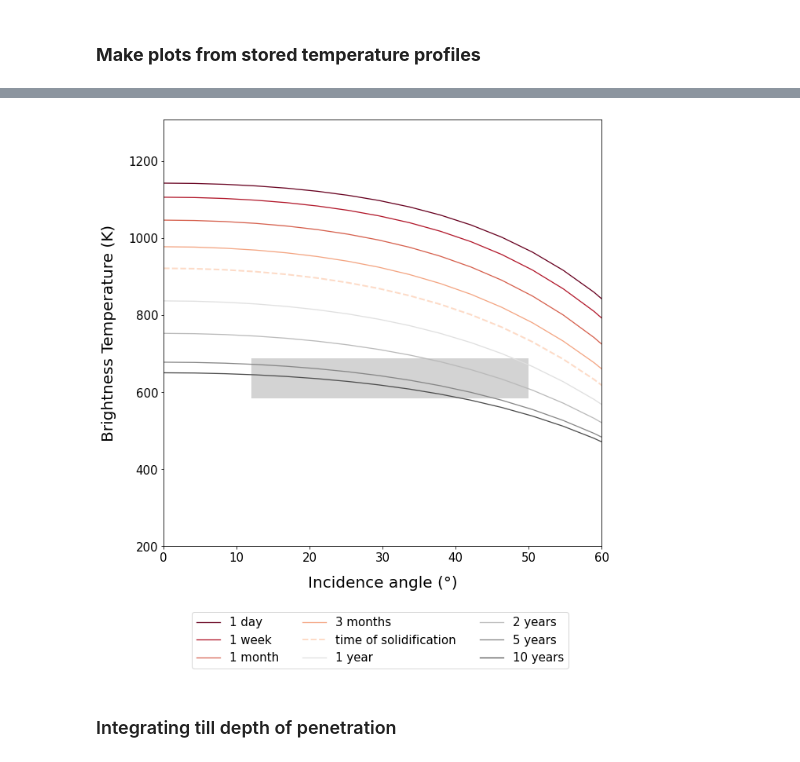
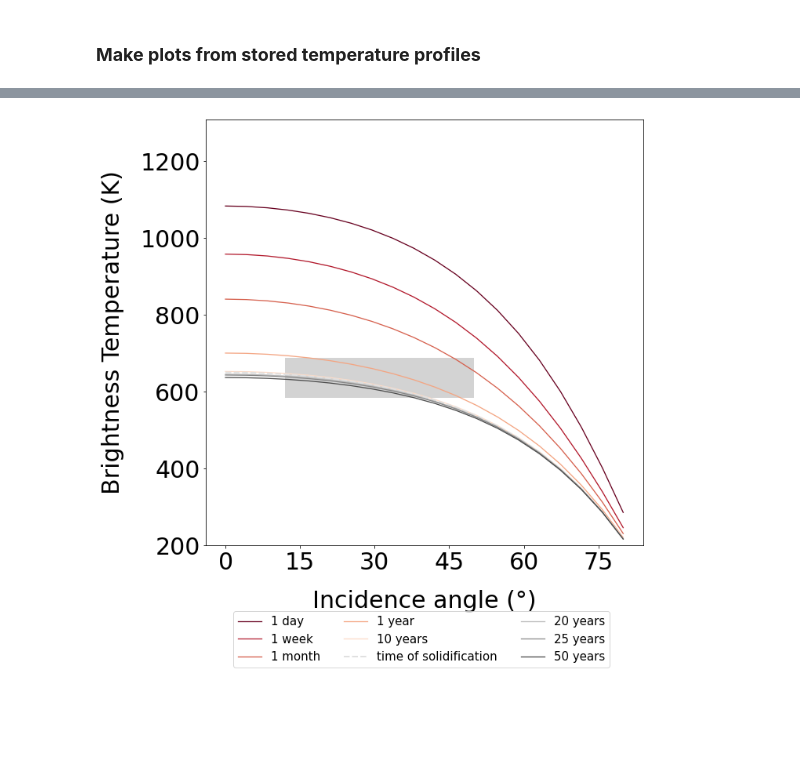
Before and after one commit to iganache/lavatherm1D, a Jupyter notebook: 1d_cooling_Earth.ipynb, the cells around one changed output, grey strips where cells are left out. Saved outputs shown, nothing was run; the diff lists cells and outputs as text; code cells hidden in the pictures; blank space fills up the shorter version.

```diff
--- a/1d_cooling_Earth.ipynb
+++ b/1d_cooling_Earth.ipynb
@@ -766,7 +769,8 @@ temps_pre = pre[1]
 depth_post = post[0]
 temps_post = post[1]
 # %%
-times = [24*3600, 7*24*3600, 30*24*3600, 90*24*3600, 365*24*3600, 2*365*24*3600, 5*365*24*3600, 10*365*24*3600]
+# times = [24*3600, 7*24*3600, 30*24*3600, 90*24*3600, 365*24*3600, 2*365*24*3600, 5*365*24*3600, 10*365*24*3600]
+times = [24*3600, 7*24*3600, 30*24*3600, 365*24*3600, 10*365*24*3600, 20*365*24*3600, 25*365*24*3600, 50*365*24*3600]
 times = np.array(times)
 sidx = np.where(time_of_solid > times)[0][-1] + 1
 print(sidx)
@@ -781,10 +785,11 @@ fig.set_size_inches(12, 12)
 ax.axhline(0, linestyle = ":", linewidth = 1, color = "#404040")
 ax.axvline(Ta, linestyle = ":", linewidth = 1, color = "#404040")
 
-labels = ["1 day", "1 week", "1 month", "3 months", "1 year", "2 years", "5 years", "10 years"]
+# labels = ["1 day", "1 week", "1 month", "3 months", "1 year", "2 years", "5 years", "10 years"]
+labels = ["1 day", "1 week", "1 month", "1 year", "10 years", "20 years", "25 years", "50 years"]
 labels.insert(sidx, "time of solidification")
 
-colors = ["#d0d1e6", "#a6bddb", "#67a9cf", "#3690c0", "#02818a", "#016450"]
+# colors = ["#d0d1e6", "#a6bddb", "#67a9cf", "#3690c0", "#02818a", "#016450"]
 colors = ["#67001f", "#b2182b","#d6604d", "#f4a582", "#fddbc7", "#e0e0e0", "#bababa", "#878787", "#4d4d4d", "#1a1a1a"]
 # colors = ["#a50026", "#d73027", "#f46d43", "#fdae61", "#fee090", "#e0f3f8", "#abd9e9", "#74add1", "#4575b4", "#313695"]
 color_idx = 0
@@ -805,16 +810,18 @@ for i in range(len(temps_post)):
     color_idx += 1
     label_idx += 1
 
-ax.set_ylim(-7, lavaheight+2)
+ax.set_ylim(-10, 11)
 ax.set_xlim(700, Tlava+50)
 
-ax.set_xlabel("Temperature (K)", fontsize=20, labelpad=15)
-ax.set_ylabel("Lava flow thickness (m)", fontsize=20, labelpad=15)
+ax.set_xlabel("Temperature (K)", fontsize=30, labelpad=20)
+ax.set_ylabel("Lava flow thickness (m)", fontsize=30, labelpad=20)
 
 ax.legend(loc = "lower right", bbox_to_anchor=(0.95, 0.007), fontsize = 15)
-plt.xticks(fontsize = 15)
-plt.yticks(fontsize = 15)
+plt.xticks(fontsize = 30)
+plt.yticks(fontsize = 30)
 # plt.legend(fontsize = 14)
-# plt.savefig("dTdz_1m.png", bbox_inches='tight')
+plt.gca().xaxis.set_major_locator(MaxNLocator(prune='lower'))
+plt.locator_params(axis= 'x', nbins=6)
+# plt.savefig("dTdz_50m.png", bbox_inches='tight')
 plt.show()
 # %% [output]
@@ -824,13 +831,14 @@ lt = lavaheight
 ### EM properties
 # thi_rad = np.deg2rad([45])
 thi_rad = np.linspace(np.deg2rad(0), np.deg2rad(80), 20)
-wv = 9.6e-2
-eps0 = 1
-eps1 = 5 + 0.01j
+wv = 9.5e-2
+eps0 = 1 + 0.00j
+eps1 = 5 + 0.05j
 tand1 = eps1.imag / eps1.real
 alpha = (2 * np.pi / wv) * np.sqrt(0.5*eps1.real * (np.sqrt(1 + tand1**2) - 1))
 ka = 2 * alpha
 beta = ka / np.cos(thi_rad)
+print(tand1, ka, 1/ka)
 
 T_eff_all = []
 
@@ -893,38 +903,38 @@ plt.show()
 # %%
 ### Brightness temperature
 
 rh, th, Rh, Th = FresnelH(eps0, eps1, thi_rad)
 fig, ax = plt.subplots(1,1)
 fig.set_size_inches(10, 10)
 
 mag_thi = np.linspace(12, 50, 10)
 mag_tb_min = np.ones_like(mag_thi) * (635.4576 - 51.163)
 mag_tb_max = np.ones_like(mag_thi) * (635.4576 + 51.163)
 
 ax.fill_between(mag_thi, mag_tb_min, mag_tb_max, color = "#252525", edgecolor = None, alpha = 0.2)
 
 for i in range(len(T_eff_all)):
     Tb = (1-Rh) * T_eff_all[i]
 
     if i == sidx:
         ax.plot(np.rad2deg(thi_rad), Tb, colors[i], linewidth = 2, linestyle = "--", label = labels[i])
     else:
         ax.plot(np.rad2deg(thi_rad), Tb, colors[i], linewidth = 1.3, label = labels[i])
 
-ax.set_xlim(0, 60)
+# ax.set_xlim(0, 60)
 ax.set_ylim(200, Tlava-100)
 
-ax.set_ylabel("Brightness Temperature (K)", fontsize=20, labelpad=15)
-ax.set_xlabel("Incidence angle (°)", fontsize=20, labelpad=15)
+ax.set_ylabel("Brightness Temperature (K)", fontsize=30, labelpad=20)
+ax.set_xlabel("Incidence angle (°)", fontsize=30, labelpad=20)
 
 ax.legend(loc = "lower left", bbox_to_anchor= (0.05, -0.3), fontsize = 15, ncol = 3)
-plt.xticks(fontsize = 15)
-plt.yticks(fontsize = 15)
+plt.xticks(fontsize = 30)
+plt.yticks(fontsize = 30)
+plt.gca().xaxis.set_major_locator(MaxNLocator(prune='lower'))
+plt.locator_params(axis= 'x', nbins=6)
 
-plt.savefig("Tb_10m_closeup.png", bbox_inches='tight')
+# plt.savefig("Tb_10m_closeup.png", bbox_inches='tight')
 plt.show()
 # %% [output]
-[figure, old version]
+[figure, new version]
-# %% [markdown]
-### Integrating till depth of penetration
 # %%
```
Also changed, not shown: parts of 7 cells of this notebook, 13 other files.
